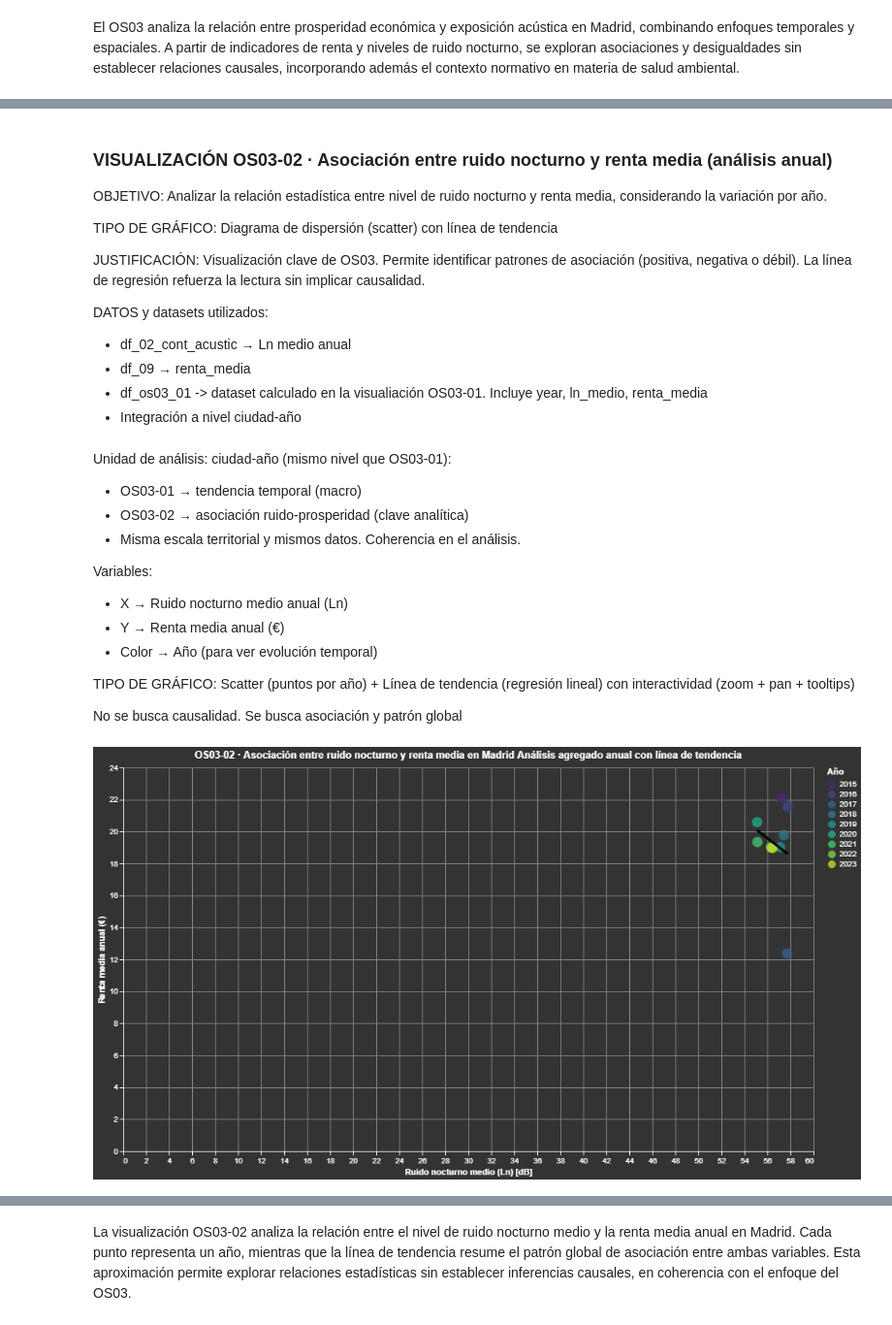
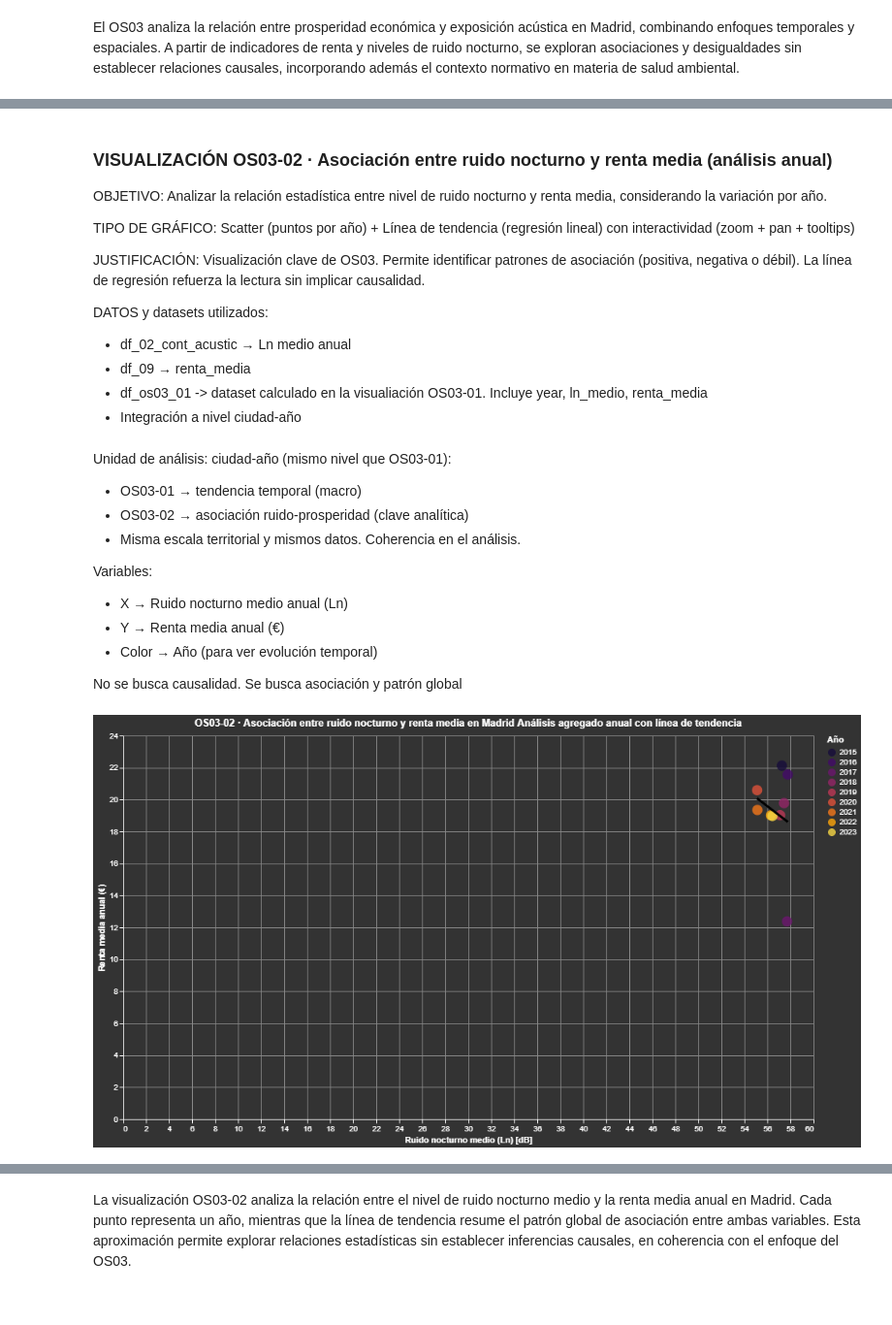
Before and after one commit to raq-abreu/Ruido-Visualizacion, a Jupyter notebook: notebooks entrega final/0S03_prosperidad_y_desarrollo.ipynb, the cells around one changed output, grey strips where cells are left out. Shown at 97% size. Saved outputs shown, nothing was run; the diff lists cells and outputs as text; code cells hidden in the pictures.

```diff
--- a/notebooks entrega final/0S03_prosperidad_y_desarrollo.ipynb
+++ b/notebooks entrega final/0S03_prosperidad_y_desarrollo.ipynb
@@ -395,7 +461,7 @@ La visualización OS03‑01 representa la evolución temporal conjunta del ruido
 
 OBJETIVO: Analizar la relación estadística entre nivel de ruido nocturno y renta media, considerando la variación por año.
 
-TIPO DE GRÁFICO: Diagrama de dispersión (scatter) con línea de tendencia
+TIPO DE GRÁFICO: Scatter (puntos por año) + Línea de tendencia (regresión lineal) con interactividad (zoom + pan + tooltips)
 
 JUSTIFICACIÓN: Visualización clave de OS03. Permite identificar patrones de asociación (positiva, negativa o débil).
 La línea de regresión refuerza la lectura sin implicar causalidad.
@@ -416,7 +482,6 @@ Variables:
 * Y → Renta media anual (€)
 * Color → Año (para ver evolución temporal)
 
-TIPO DE GRÁFICO: Scatter (puntos por año) + Línea de tendencia (regresión lineal) con interactividad (zoom + pan + tooltips)
 
 No se busca causalidad. Se busca asociación y patrón global
 # %%
@@ -441,7 +506,7 @@ os03_02_chart = (
             color=alt.Color(
                 "year:O",
                 title="Año",
-                scale=alt.Scale(scheme="viridis")
+                scale=alt.Scale(scheme="inferno")
             ),
             tooltip=[
                 alt.Tooltip("year:O", title="Año"),
@@ -452,32 +517,32 @@ os03_02_chart = (
         +
         # Línea de tendencia (regresión lineal)
         alt.Chart(df_os03_01)
         .transform_regression(
             "ln_medio",
             "renta_media",
             method="linear"
         )
         .mark_line(
             color="black",
             strokeWidth=3
         )
         .encode(
             x="ln_medio:Q",
             y="renta_media:Q"
         )
     )
     .interactive()
     .properties(
         width=900,
         height=500,
         title=(
             "OS03‑02 · Asociación entre ruido nocturno y renta media en Madrid\n"
             "Análisis agregado anual con línea de tendencia"
         )
     )
 )
 
 os03_02_chart
 # %% [output]
-[figure, old version]
+[figure, new version]
 # %% [markdown]
```
Also changed, not shown: parts of 37 cells of this notebook, 3 other files.
